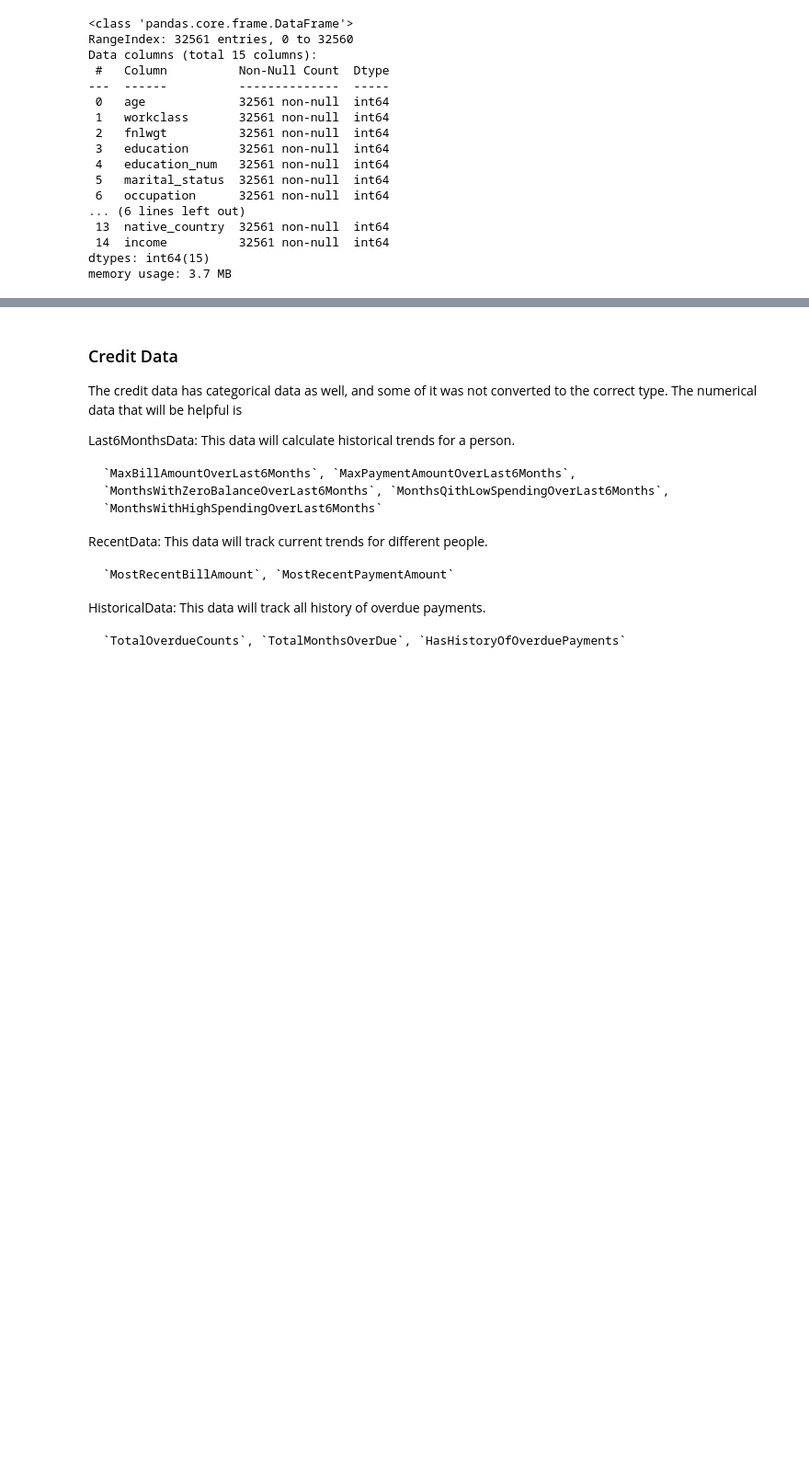
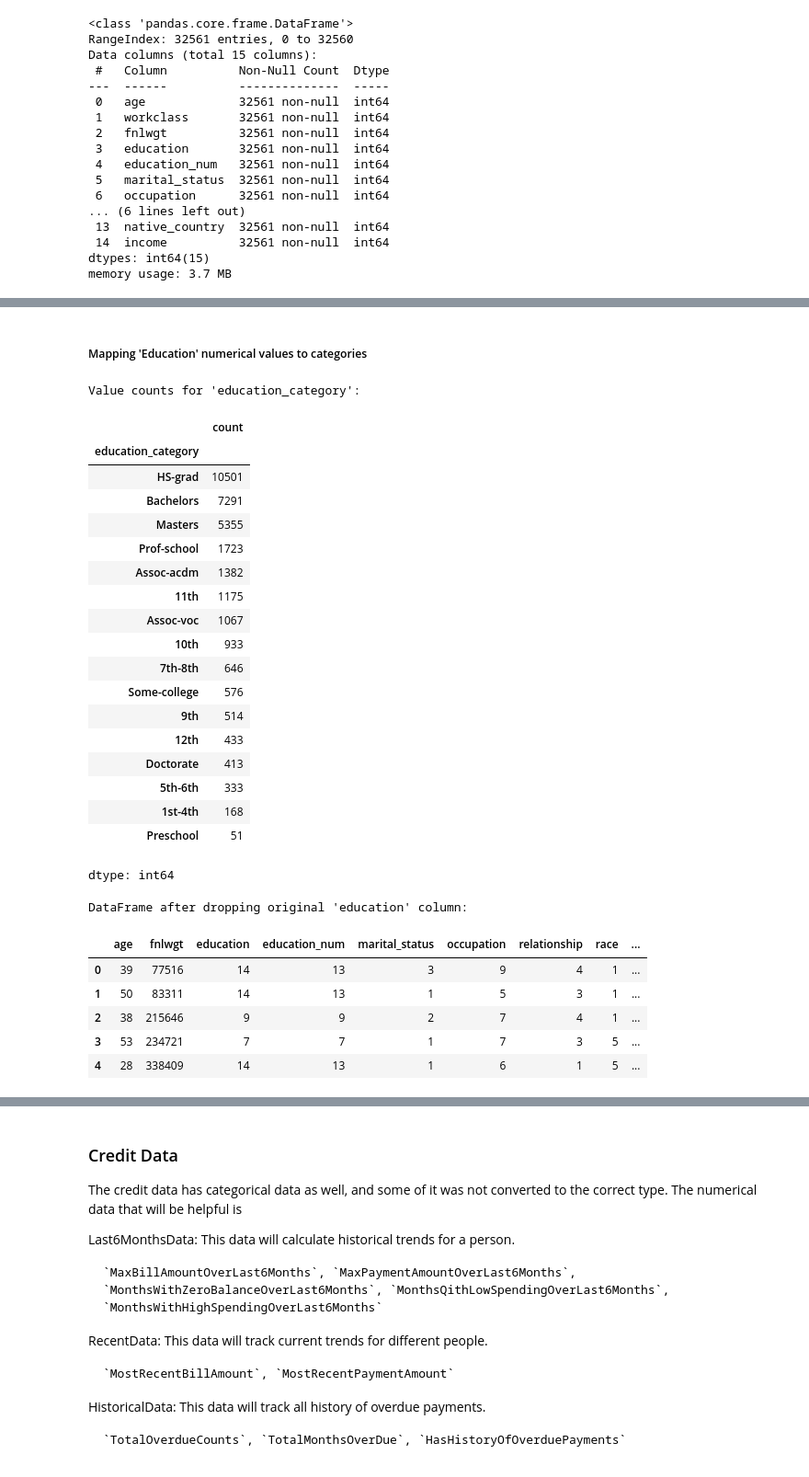
Before and after one commit to HyperTT/GeneticCF, a Jupyter notebook: CS3960_FinalProject.ipynb, the cells around one changed output, grey strips where cells are left out. Shown at 92% size. Cells and saved outputs as stored; diff of their text form; code cells hidden in the pictures; blank space fills up the shorter version.

```diff
--- a/CS3960_FinalProject.ipynb
+++ b/CS3960_FinalProject.ipynb
@@ -121,0 +254,59 @@ memory usage: 3.7 MB
+# %% [markdown]
+##### Mapping 'Education' numerical values to categories
+# %%
+education_mapping = {
+    1: 'Preschool',
+    2: '1st-4th',
+    3: '5th-6th',
+    4: '7th-8th',
+    5: '9th',
+    6: '10th',
+    7: '11th',
+    8: '12th',
+    9: 'HS-grad',
+    10: 'Some-college',
+    11: 'Assoc-voc',
+    12: 'Assoc-acdm',
+    13: 'Bachelors',
+    14: 'Masters',
+    15: 'Prof-school',
+    16: 'Doctorate'
+}
+
+# Apply the mapping to create a new categorical column
+adultDF['education_category'] = adultDF['education'].map(education_mapping)
+
+# Display the value counts of the new column to verify the mapping
+print("Value counts for 'education_category':")
+display(adultDF['education_category'].value_counts())
+
+print("\nDataFrame after dropping original 'education' column:")
+display(adultDF.head())
+# %% [output]
+Value counts for 'education_category':
+|  | count |
+| education_category |  |
+| HS-grad | 10501 |
+| Bachelors | 7291 |
+| Masters | 5355 |
+| Prof-school | 1723 |
+| Assoc-acdm | 1382 |
+| 11th | 1175 |
+| Assoc-voc | 1067 |
+| 10th | 933 |
+| 7th-8th | 646 |
+| Some-college | 576 |
+| 9th | 514 |
+| 12th | 433 |
+| Doctorate | 413 |
+| 5th-6th | 333 |
+| 1st-4th | 168 |
+| Preschool | 51 |
+dtype: int64
+DataFrame after dropping original 'education' column:
+|  | age | fnlwgt | education | education_num | marital_status | occupation | relationship | race | ... |
+| 0 | 39 | 77516 | 14 | 13 | 3 | 9 | 4 | 1 | ... |
+| 1 | 50 | 83311 | 14 | 13 | 1 | 5 | 3 | 1 | ... |
+| 2 | 38 | 215646 | 9 | 9 | 2 | 7 | 4 | 1 | ... |
+| 3 | 53 | 234721 | 7 | 7 | 1 | 7 | 3 | 5 | ... |
+| 4 | 28 | 338409 | 14 | 13 | 1 | 6 | 1 | 5 | ... |
```
Also changed, not shown: parts of 50 cells of this notebook.
